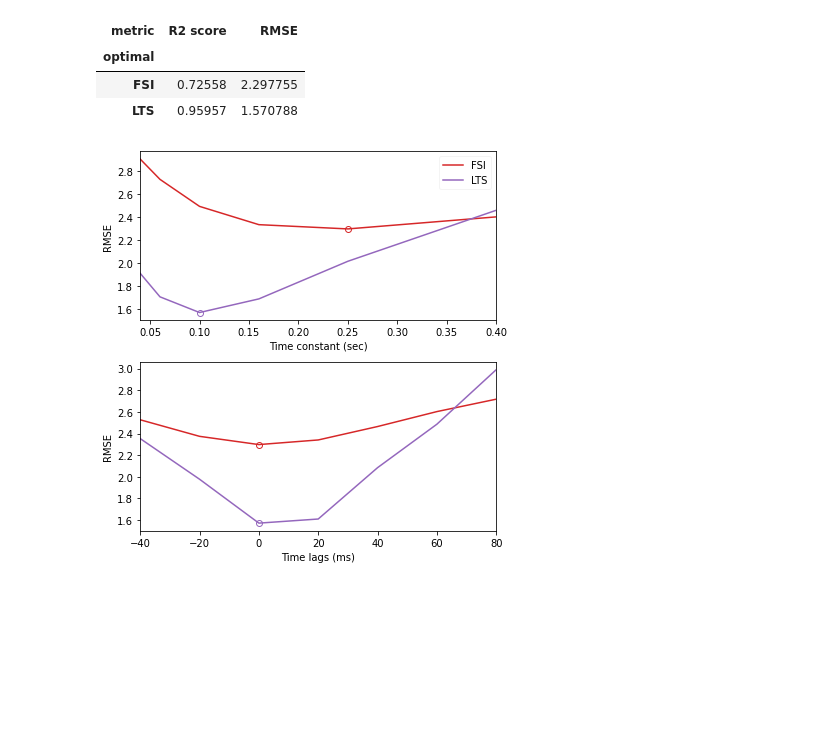
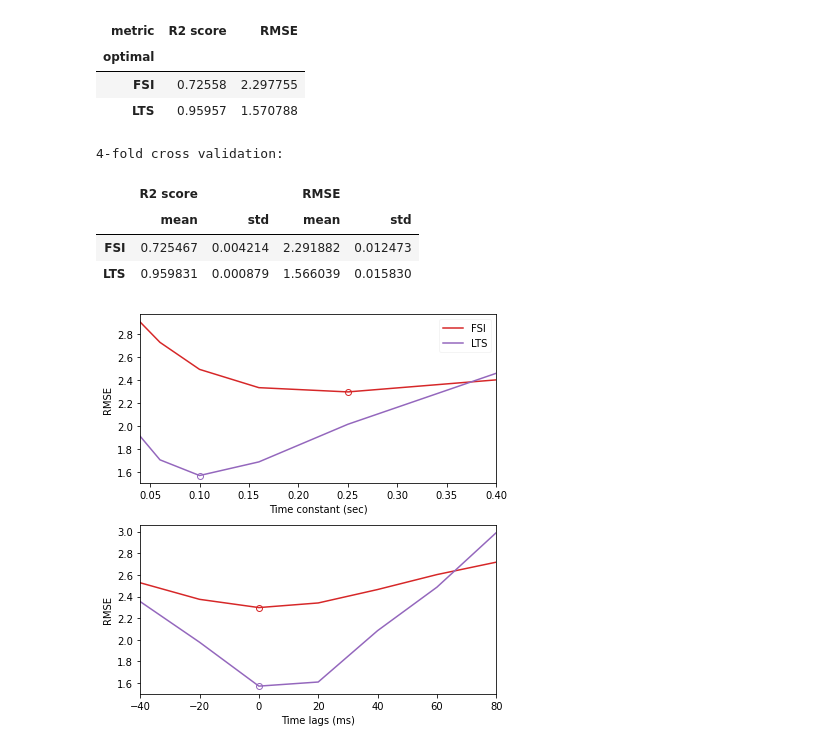
Before and after one commit to chenziao/M1ten_thousand, a Jupyter notebook: Analysis/Analyze_FR_STP.ipynb, the cells around one changed output. Saved outputs shown, nothing was run; the diff lists cells and outputs as text; code cells hidden in the pictures; blank space fills up the shorter version.

```diff
--- a/Analysis/Analyze_FR_STP.ipynb
+++ b/Analysis/Analyze_FR_STP.ipynb
@@ -138,6 +168,25 @@ Minimum error:
 | optimal |  |  |
 | FSI | 0.72558 | 2.297755 |
 | LTS | 0.95957 | 1.570788 |
+# %%
+stp_cv_scores = []
+for p in population:
+    opt_p = optimal_param.sel(population=p)
+    trg = (p, opt_p.lags.item())
+    tau_idx = pred_error.tau.to_index().get_loc(opt_p.tau.item())
+    X = np.column_stack((w_stp[tau_idx], fr_tot))
+    scores = cross_validate(stp_fr_reg[tau_idx], X, lag_fr.sel(target=trg).values, cv=cv, scoring=scoring)
+    stp_cv_scores.append([stat(scores[k]) for k in score_keys for stat in cv_stats])
+stp_cv_df = pd.DataFrame(stp_cv_scores, columns=cv_cols, index=population)
+
+print(f"{n_splits}-fold cross validation:")
+display(stp_cv_df)
+# %% [output]
+4-fold cross validation:
+|  | R2 score |  | RMSE |  |
+|  | mean | std | mean | std |
+| FSI | 0.725467 | 0.004214 | 2.291882 | 0.012473 |
+| LTS | 0.959831 | 0.000879 | 1.566039 | 0.015830 |
 # %%
 error = pred_error.sel(metric='RMSE')
 
```
Also changed, not shown: parts of 4 cells of this notebook, 1 other file.
